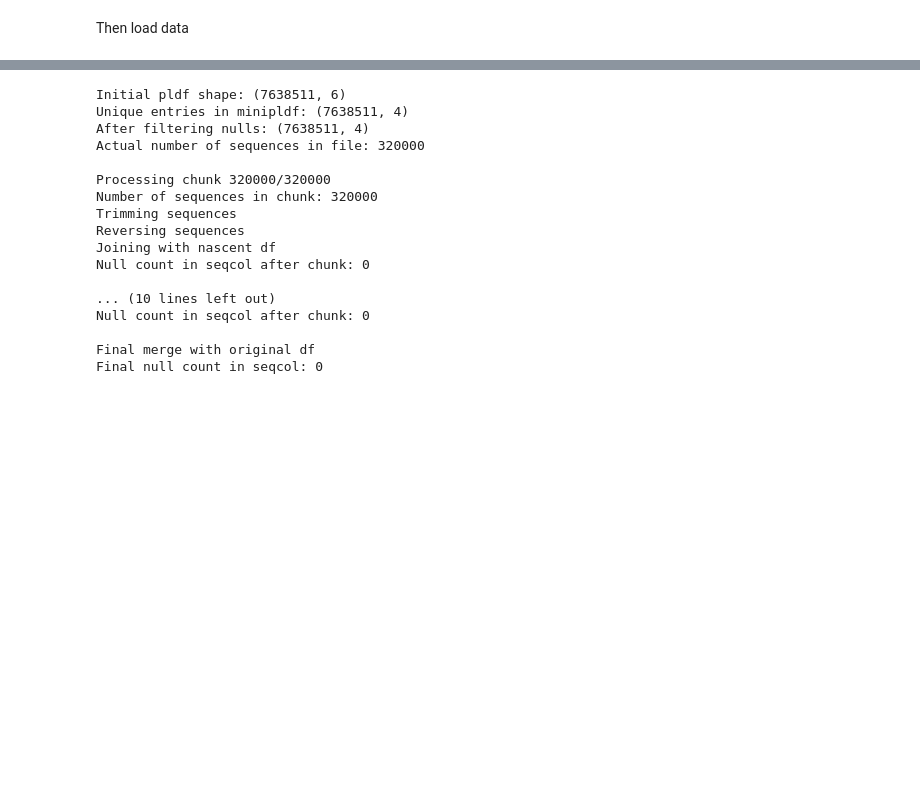
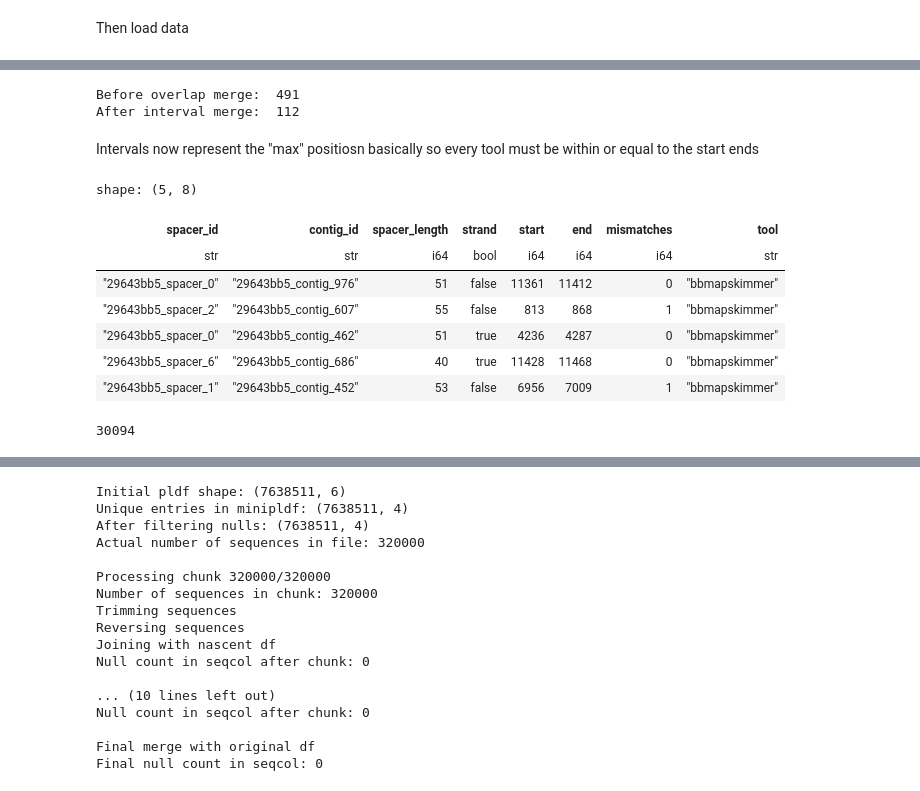
Before and after one commit to rickbeeloo/spacer_bench, a Jupyter notebook: notebooks/Performance_simulated.ipynb, the cells around one changed output, grey strips where cells are left out. Saved outputs shown, nothing was run; the diff lists cells and outputs as text; code cells hidden in the pictures; blank space fills up the shorter version.

```diff
--- a/notebooks/Performance_simulated.ipynb
+++ b/notebooks/Performance_simulated.ipynb
@@ -55,0 +156,22 @@ all_tool_results = pl.read_csv(source="./results/simulated/Runs/combined_sims/to
+# %%
+# Print reduced interval
+print("Before overlap merge: ", all_ground_truth.height)
+print("After interval merge: ", ground_truth_intervals.height)
+# %% [output]
+Before overlap merge:  491
+After interval merge:  112
+# %% [markdown]
+Intervals now represent the "max" positiosn basically so every tool must be within or equal to the start ends
+# %%
+tool_results = pl.read_csv(f"{results_dir}/tools_results.tsv", separator = "\t")
+# %%
+tool_results.head()
+# %% [output]
+shape: (5, 8)
+| spacer_id | contig_id | spacer_length | strand | start | end | mismatches | tool |
+| str | str | i64 | bool | i64 | i64 | i64 | str |
+| "29643bb5_spacer_0" | "29643bb5_contig_976" | 51 | false | 11361 | 11412 | 0 | "bbmapskimmer" |
+| "29643bb5_spacer_2" | "29643bb5_contig_607" | 55 | false | 813 | 868 | 1 | "bbmapskimmer" |
+| "29643bb5_spacer_0" | "29643bb5_contig_462" | 51 | true | 4236 | 4287 | 0 | "bbmapskimmer" |
+| "29643bb5_spacer_6" | "29643bb5_contig_686" | 40 | true | 11428 | 11468 | 0 | "bbmapskimmer" |
+| "29643bb5_spacer_1" | "29643bb5_contig_452" | 53 | false | 6956 | 7009 | 1 | "bbmapskimmer" |
@@ -55,0 +214,4 @@ all_tool_results = pl.read_csv(source="./results/simulated/Runs/combined_sims/to
+# %%
+sassy["start"].max()
+# %% [output]
+30094
```
Also changed, not shown: parts of 31 cells of this notebook, 5 other files.
